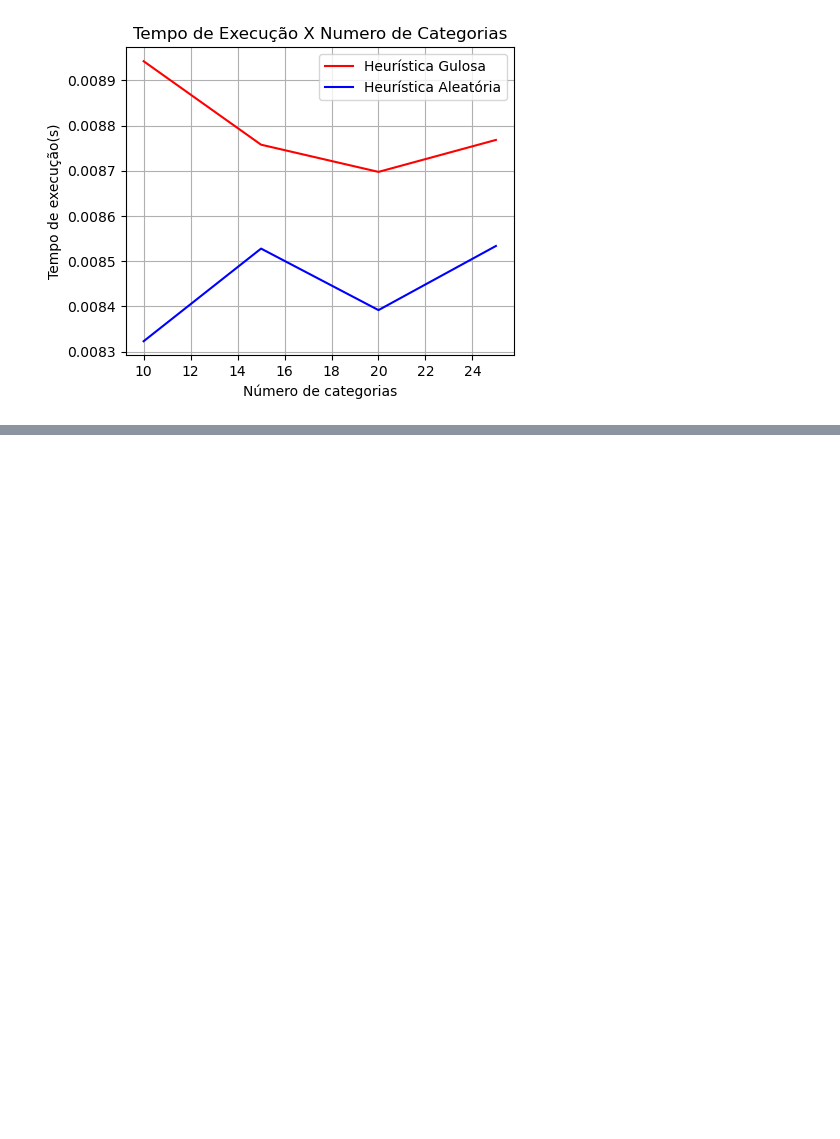
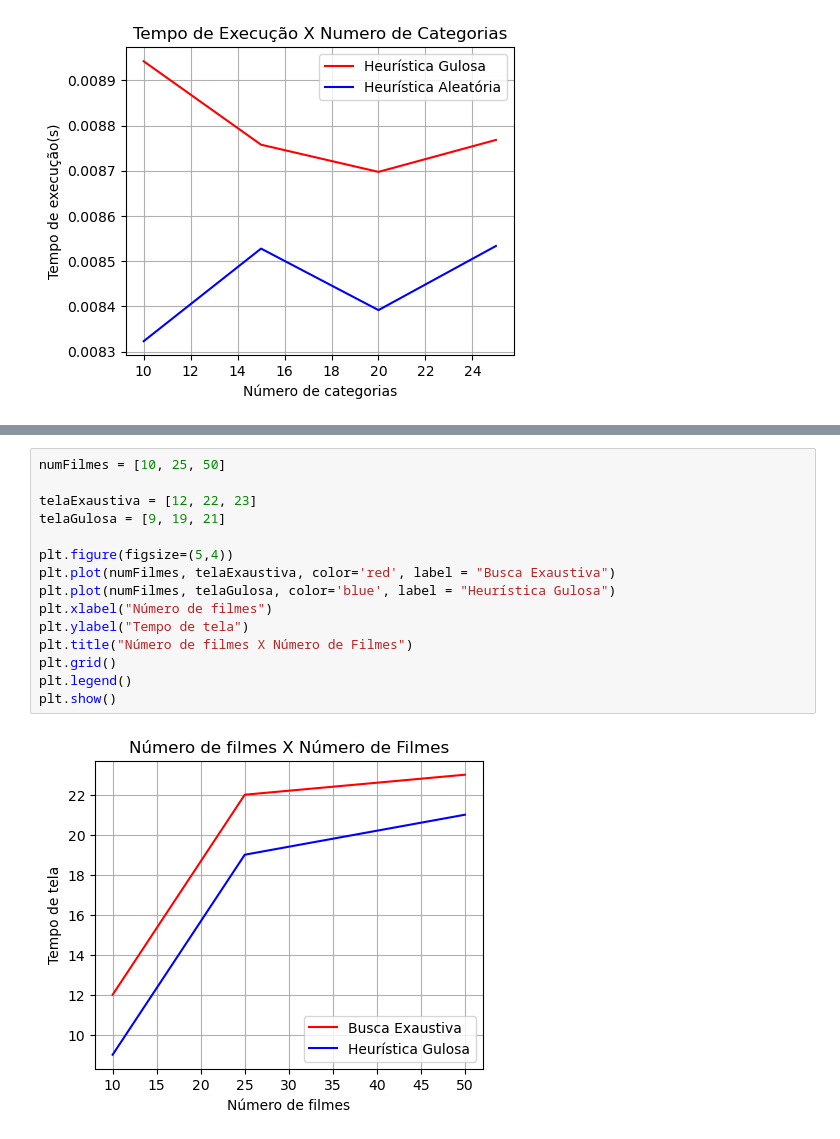
Before and after one commit to GabrielaMitu/Supercomp-MaratonaFilmes, a Jupyter notebook: GraficosComparativos.ipynb, the cells around one changed output, grey strips where cells are left out. Drawn from its saved outputs; the diff is of its cells as text; blank space fills up the shorter version.

```diff
--- a/GraficosComparativos.ipynb
+++ b/GraficosComparativos.ipynb
@@ -220,0 +257,17 @@ plt.show()
+# %%
+numFilmes = [10, 25, 50]
+
+telaExaustiva = [12, 22, 23]
+telaGulosa = [9, 19, 21]
+
+plt.figure(figsize=(5,4))
+plt.plot(numFilmes, telaExaustiva, color='red', label = "Busca Exaustiva")
+plt.plot(numFilmes, telaGulosa, color='blue', label = "Heurística Gulosa")
+plt.xlabel("Número de filmes")
+plt.ylabel("Tempo de tela")
+plt.title("Número de filmes X Número de Filmes")
+plt.grid()
+plt.legend()
+plt.show()
+# %% [output]
+[figure, added]
```
Also changed, not shown: parts of 3 cells of this notebook, 4 other files.
